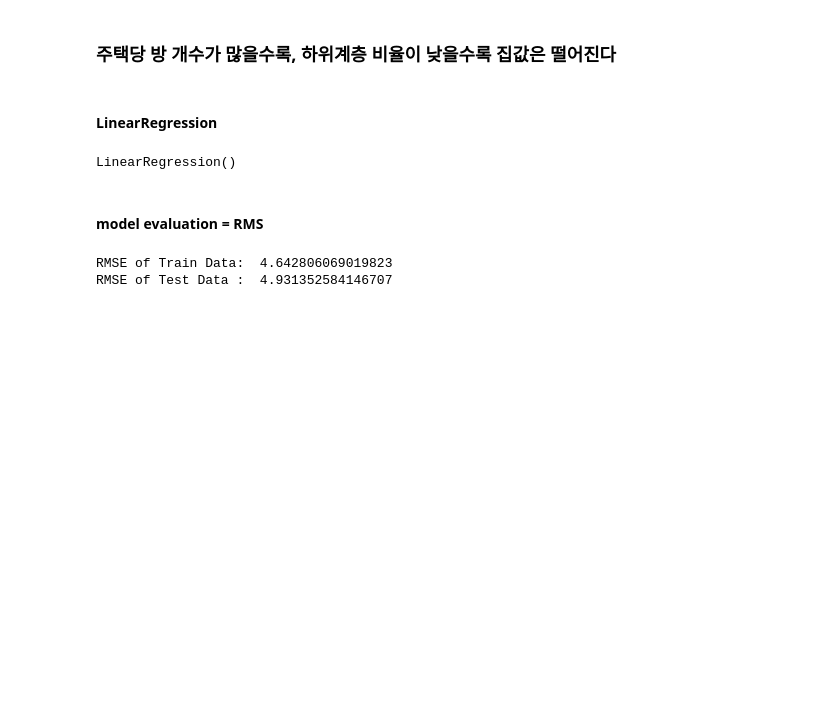
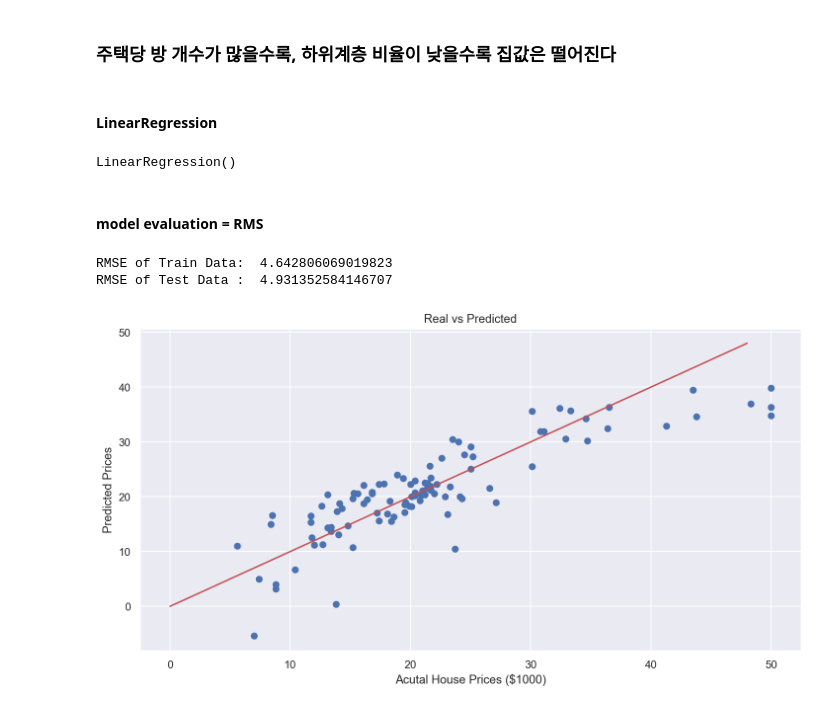
Before and after one commit to shinevol53/MachineLearning, a Jupyter notebook: ML07_CostFunction_BostonData.ipynb, the cells around one changed output. Saved outputs shown, nothing was run; the diff lists cells and outputs as text; code cells hidden in the pictures; blank space fills up the shorter version.

```diff
--- a/ML07_CostFunction_BostonData.ipynb
+++ b/ML07_CostFunction_BostonData.ipynb
@@ -133,6 +133,9 @@ RMSE of Test Data :  4.931352584146707
 # %%
 plt.scatter(y_test, pred_test)
 plt.xlabel('Acutal House Prices ($1000)')
 plt.ylabel('Predicted Prices')
 plt.title('Real vs Predicted')
-plt.plot([0,48])
+plt.plot([0,48], [0, 48], 'r')
+plt.show()
+# %% [output]
+[figure, added]
```
